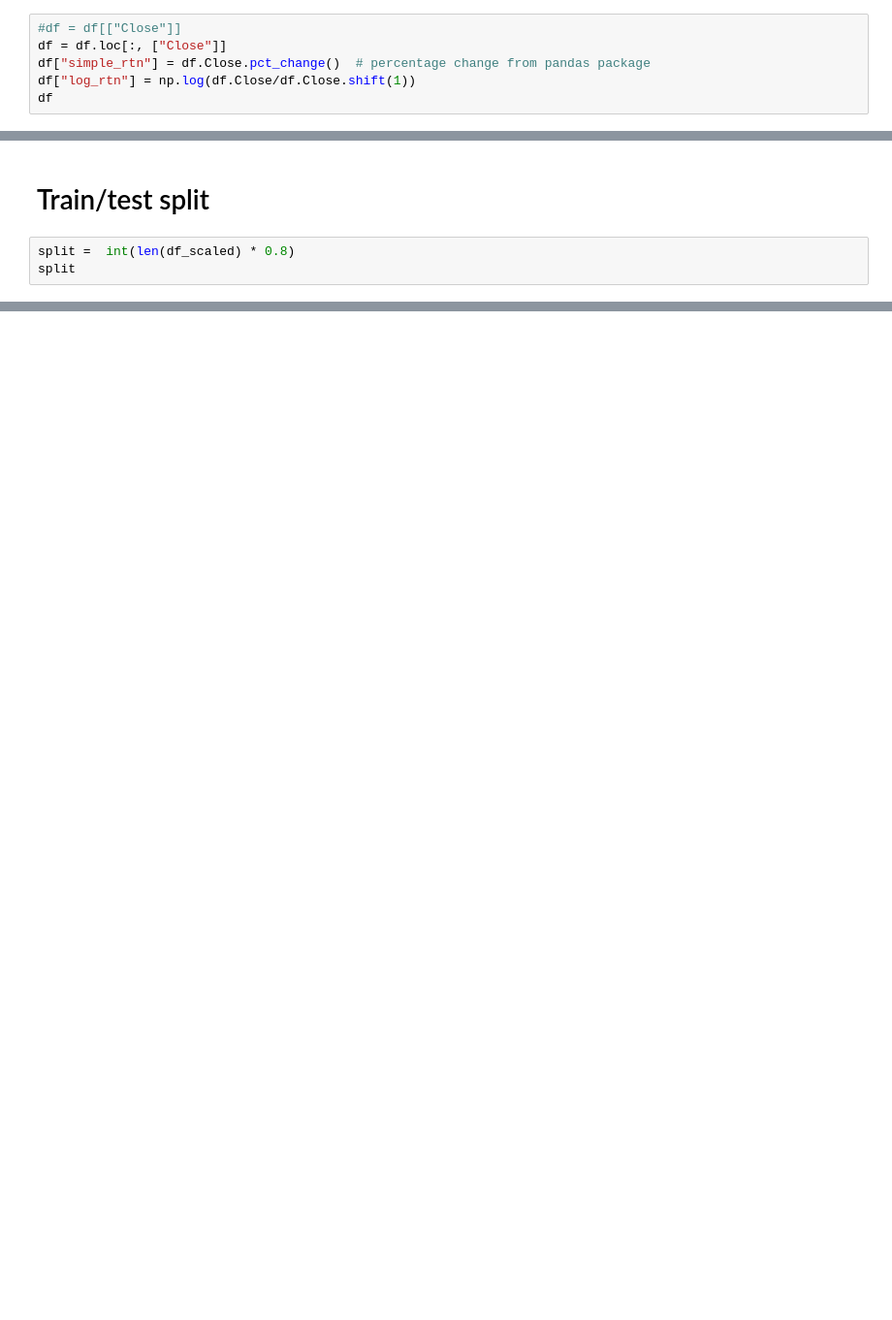
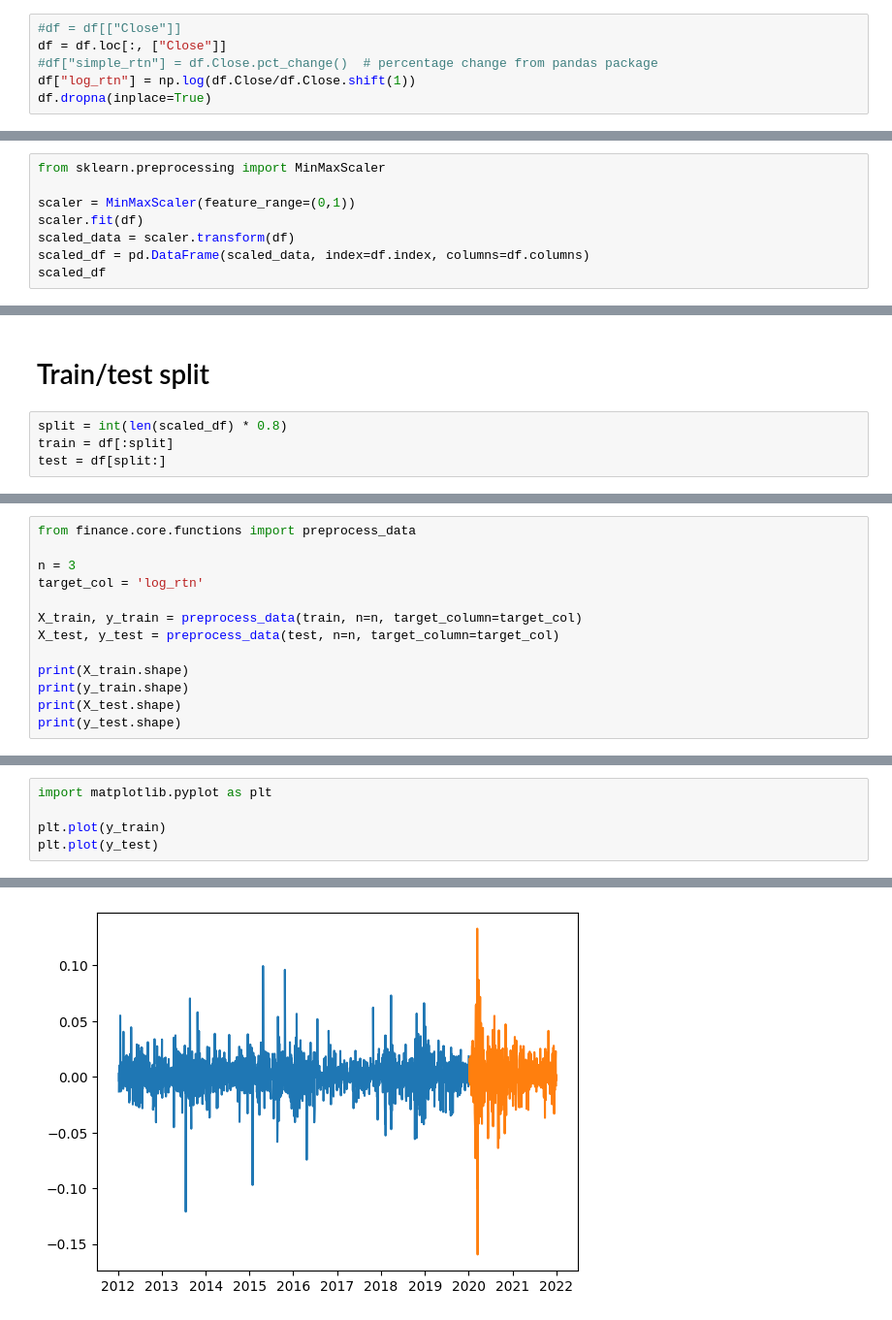
Before and after one commit to marcodigennaro/finance, a Jupyter notebook: finance/jupyter-notebooks/data.ipynb, the cells around one changed output, grey strips where cells are left out. Shown: that part at 97% size. Drawn from its saved outputs; the diff is of its cells as text; blank space fills up the shorter version.

```diff
--- a/finance/jupyter-notebooks/data.ipynb
+++ b/finance/jupyter-notebooks/data.ipynb
@@ -36,6 +43,6 @@ In general log returns are preferred since, if we assume that the stock-prices a
 # %%
 #df = df[["Close"]]
 df = df.loc[:, ["Close"]]
-df["simple_rtn"] = df.Close.pct_change()  # percentage change from pandas package
+#df["simple_rtn"] = df.Close.pct_change()  # percentage change from pandas package
 df["log_rtn"] = np.log(df.Close/df.Close.shift(1))
-df
+df.dropna(inplace=True)
@@ -107,0 +72,8 @@ y = df_scaled[:, 2]
+# %%
+from sklearn.preprocessing import MinMaxScaler
+
+scaler = MinMaxScaler(feature_range=(0,1))
+scaler.fit(df)
+scaled_data = scaler.transform(df)
+scaled_df = pd.DataFrame(scaled_data, index=df.index, columns=df.columns)
+scaled_df
@@ -108,5 +95,6 @@ y = df_scaled[:, 2]
 # %% [markdown]
 # Train/test split
 # %%
-split =  int(len(df_scaled) * 0.8)
-split
+split = int(len(scaled_df) * 0.8)
+train = df[:split]
+test = df[split:]
@@ -176,0 +101,13 @@ ValueError: cannot reshape array of size 503 into shape (1,2)
+# %%
+from finance.core.functions import preprocess_data
+
+n = 3
+target_col = 'log_rtn'
+
+X_train, y_train = preprocess_data(train, n=n, target_column=target_col)
+X_test, y_test = preprocess_data(test, n=n, target_column=target_col)
+
+print(X_train.shape)
+print(y_train.shape)
+print(X_test.shape)
+print(y_test.shape)
@@ -176,0 +133,6 @@ ValueError: cannot reshape array of size 503 into shape (1,2)
+# %%
+import matplotlib.pyplot as plt
+
+plt.plot(y_train)
+plt.plot(y_test)
+# %% [output]
@@ -176,0 +140 @@ ValueError: cannot reshape array of size 503 into shape (1,2)
+[figure, added]
```
Also changed, not shown: parts of 26 cells of this notebook, 7 other files.
